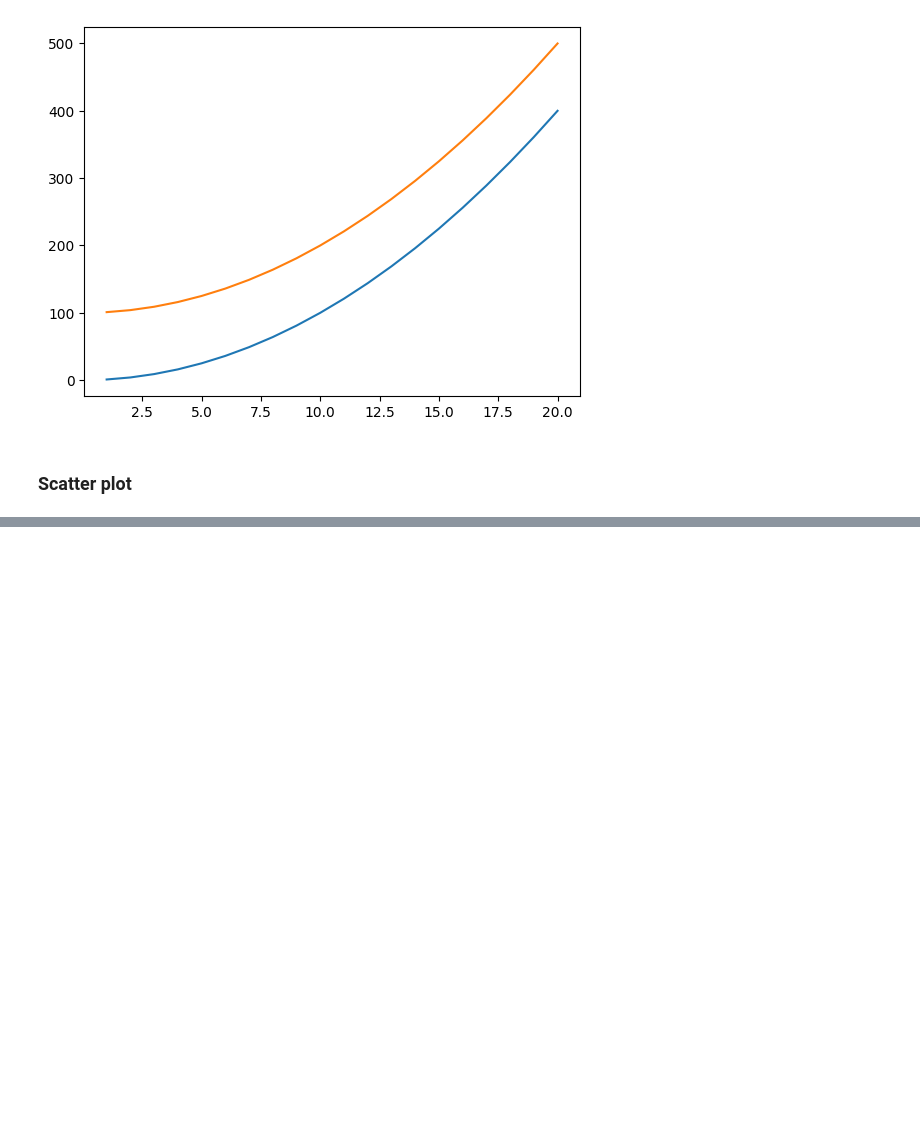
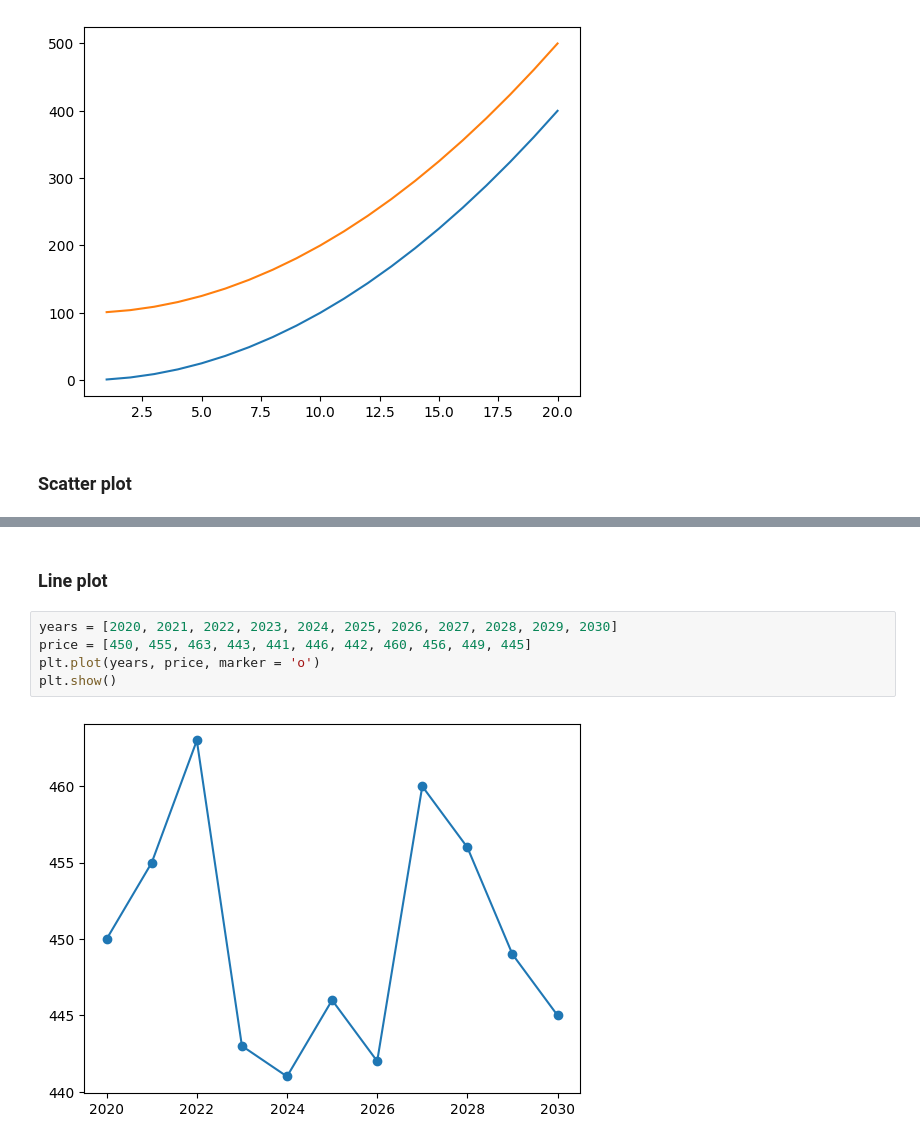
Before and after one commit to anees555/python-ml-training-arniko-college, a Jupyter notebook: Araniko_Morning/Visualization/matplotlib_01.ipynb, the cells around one changed output, grey strips where cells are left out. Cells and saved outputs as stored; diff of their text form; blank space fills up the shorter version.

```diff
--- a/Araniko_Morning/Visualization/matplotlib_01.ipynb
+++ b/Araniko_Morning/Visualization/matplotlib_01.ipynb
@@ -54,0 +50,9 @@ plt.scatter(x, y)
+# %% [markdown]
+### Line plot
+# %%
+years = [2020, 2021, 2022, 2023, 2024, 2025, 2026, 2027, 2028, 2029, 2030]
+price = [450, 455, 463, 443, 441, 446, 442, 460, 456, 449, 445]
+plt.plot(years, price, marker = 'o')
+plt.show()
+# %% [output]
+[figure, added]
```
Also changed, not shown: parts of 27 cells of this notebook, 12 other files.
